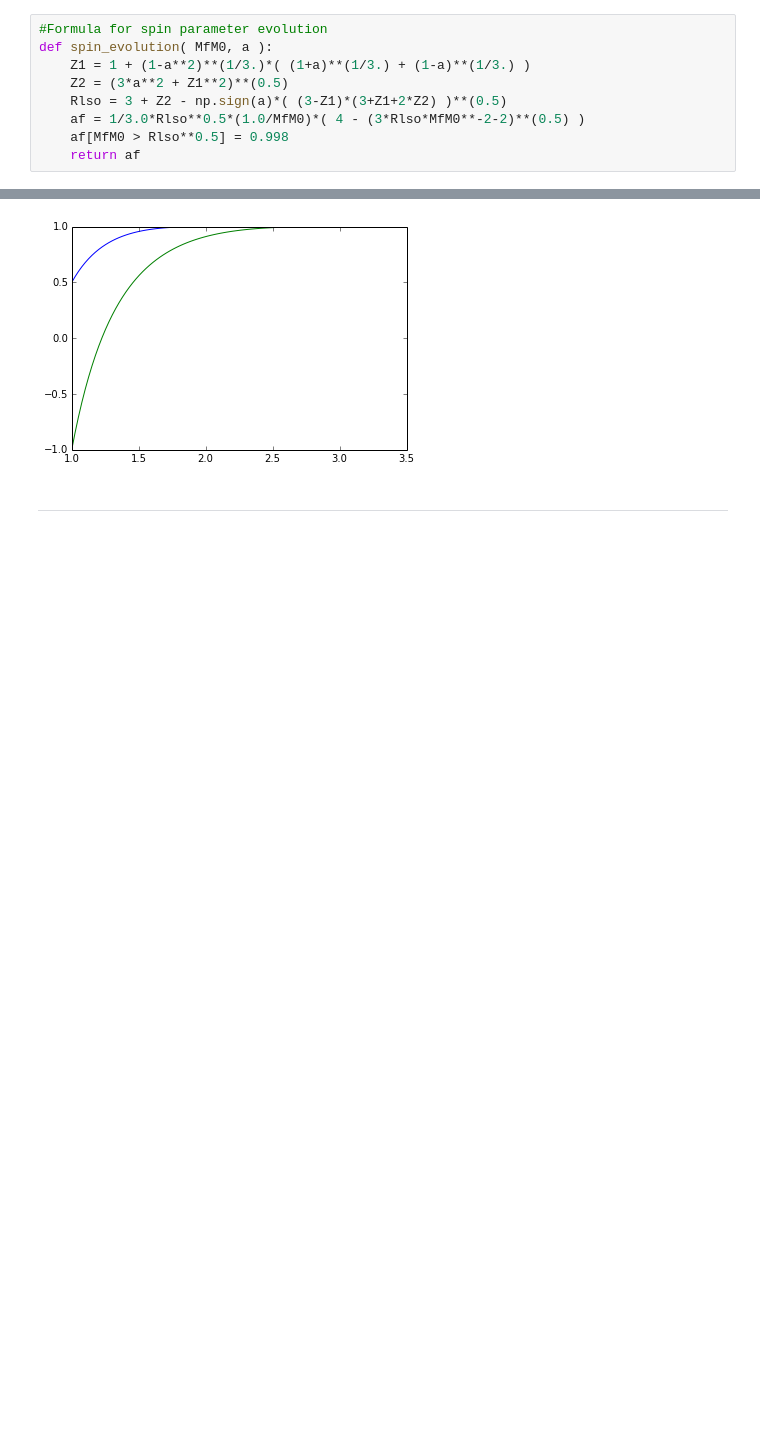
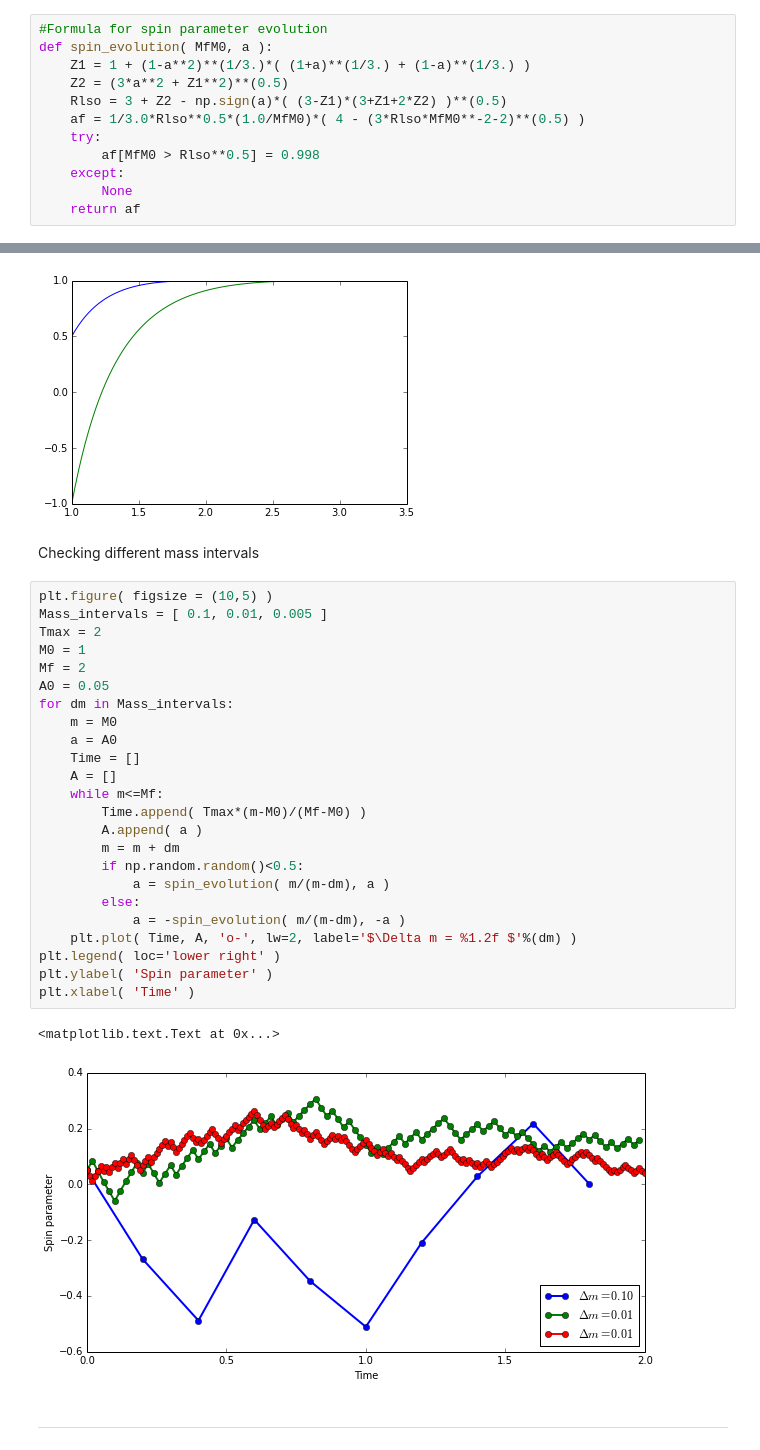
Before and after one commit to sbustamante/CosmologicalBlackHoles, a Jupyter notebook: Codes/spin_evolution.ipynb, the cells around one changed output, grey strips where cells are left out. Drawn from its saved outputs; the diff is of its cells as text; blank space fills up the shorter version.

```diff
--- a/Codes/spin_evolution.ipynb
+++ b/Codes/spin_evolution.ipynb
@@ -75,7 +75,10 @@ def spin_evolution( MfM0, a ):
     Z2 = (3*a**2 + Z1**2)**(0.5)
     Rlso = 3 + Z2 - np.sign(a)*( (3-Z1)*(3+Z1+2*Z2) )**(0.5)
     af = 1/3.0*Rlso**0.5*(1.0/MfM0)*( 4 - (3*Rlso*MfM0**-2-2)**(0.5) )
-    af[MfM0 > Rlso**0.5] = 0.998
+    try:
+        af[MfM0 > Rlso**0.5] = 0.998
+    except:
+        None
     return af
 # %%
 spin_evolution( np.array([1.2,]), np.array([-0.5,]) )
@@ -102,6 +105,35 @@ plt.plot( MfM0, spin_evolution( MfM0, -1.0 ) )
 # %% [output]
 [<matplotlib.lines.Line2D at 0x...>]
 [figure]
+# %% [markdown]
+Checking different mass intervals
+# %%
+plt.figure( figsize = (10,5) )
+Mass_intervals = [ 0.1, 0.01, 0.005 ]
+Tmax = 2
+M0 = 1
+Mf = 2
+A0 = 0.05
+for dm in Mass_intervals:
+    m = M0
+    a = A0
+    Time = []
+    A = []
+    while m<=Mf:
+        Time.append( Tmax*(m-M0)/(Mf-M0) )
+        A.append( a )
+        m = m + dm
+        if np.random.random()<0.5:
+            a = spin_evolution( m/(m-dm), a )
+        else:
+            a = -spin_evolution( m/(m-dm), -a )
+    plt.plot( Time, A, 'o-', lw=2, label='$\Delta m = %1.2f $'%(dm) )
+plt.legend( loc='lower right' )
+plt.ylabel( 'Spin parameter' )
+plt.xlabel( 'Time' )
+# %% [output]
+<matplotlib.text.Text at 0x...>
+[figure, added]
 # %% [markdown]
 - - -
 # %% [markdown]
```
Also changed, not shown: 14 other files.
